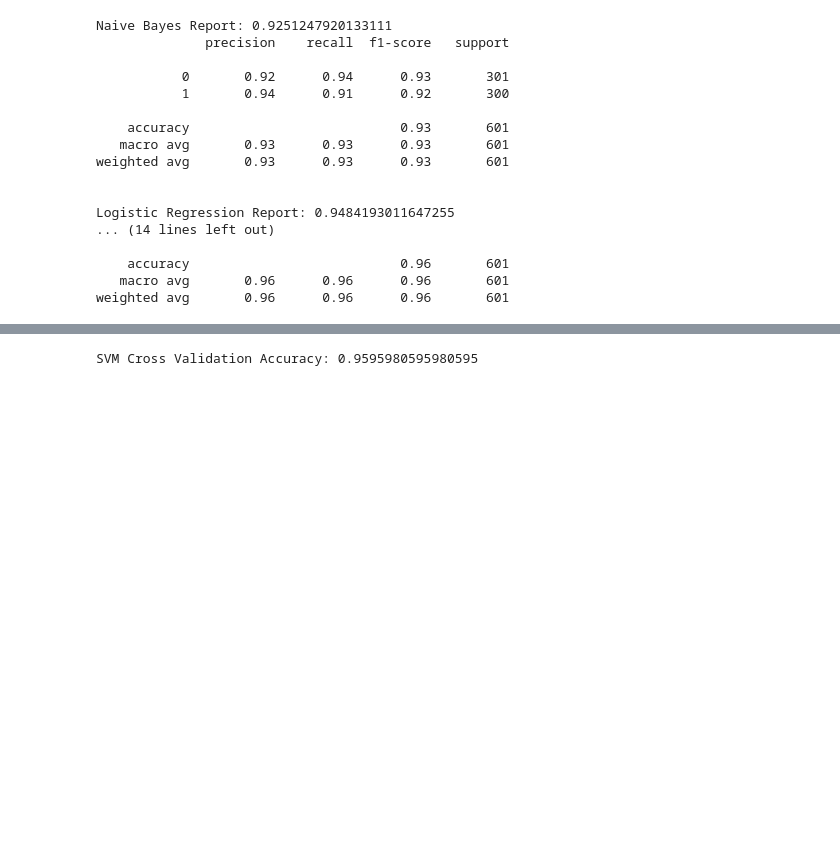
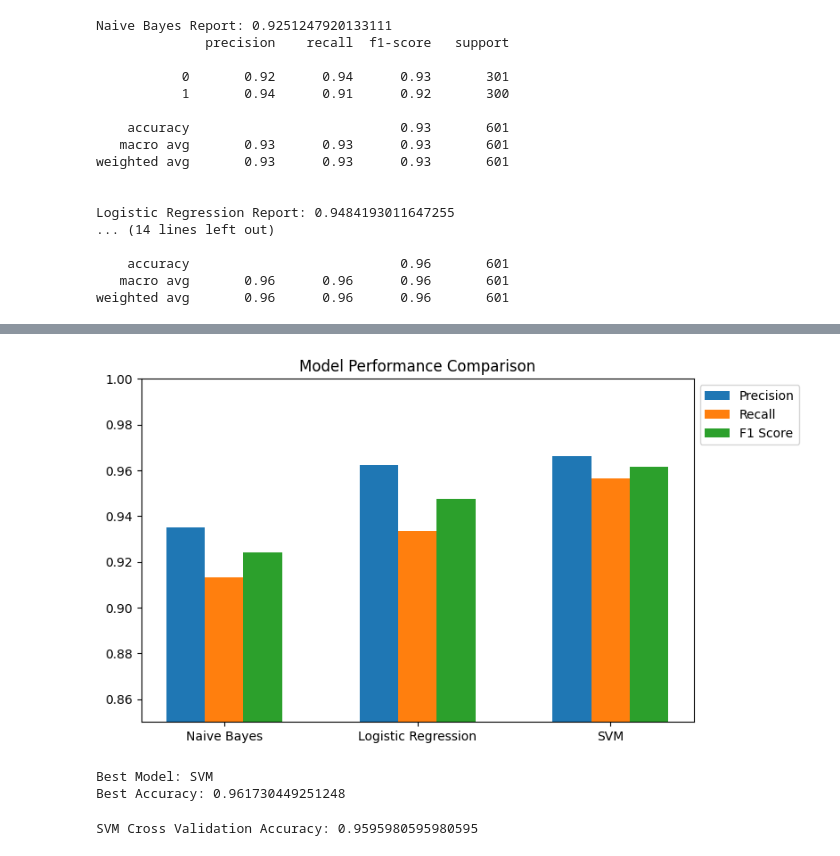
Before and after one commit to kikikatg/tigrigna_fake_news_detection_using_NLP, a Jupyter notebook: notebooks/main.ipynb, the cells around one changed output, grey strips where cells are left out. Saved outputs shown, nothing was run; the diff lists cells and outputs as text; code cells hidden in the pictures; blank space fills up the shorter version.

```diff
--- a/notebooks/main.ipynb
+++ b/notebooks/main.ipynb
@@ -365,3 +432,51 @@ weighted avg       0.96      0.96      0.96       601
+# %%
+# ===============================
+# 📊 PRECISION / RECALL / F1 GRAPH
+# ===============================
+
+from sklearn.metrics import precision_score, recall_score, f1_score
+
+precision = [
+    precision_score(y_test, nb_pred),
+    precision_score(y_test, lr_pred),
+    precision_score(y_test, svm_pred)
+]
+
+recall = [
+    recall_score(y_test, nb_pred),
+    recall_score(y_test, lr_pred),
+    recall_score(y_test, svm_pred)
+]
+
+f1 = [
+    f1_score(y_test, nb_pred),
+    f1_score(y_test, lr_pred),
+    f1_score(y_test, svm_pred)
+]
+
+x = np.arange(len(model_names))
+
+plt.figure(figsize=(8,5))
+plt.ylim(0.85, 1.0)
+
+plt.bar(x - 0.2, precision, width=0.2, label="Precision")
+plt.bar(x, recall, width=0.2, label="Recall")
+plt.bar(x + 0.2, f1, width=0.2, label="F1 Score")
+
+plt.xticks(x, model_names)
+plt.title("Model Performance Comparison")
+plt.legend(loc='upper left', bbox_to_anchor=(1,1))
+
+plt.show()
+# %% [output]
+[figure, added]
+# %%
+best_model = comparison_df.loc[comparison_df['Accuracy'].idxmax()]
+print("Best Model:", best_model["Model"])
+print("Best Accuracy:", best_model["Accuracy"])
+# %% [output]
+Best Model: SVM
+Best Accuracy: 0.961730449251248
 # %%
 scores = cross_val_score(best_svm, X_train_vec, y_train, cv=5)
 
```
Also changed, not shown: parts of 15 cells of this notebook, 12 other files.
